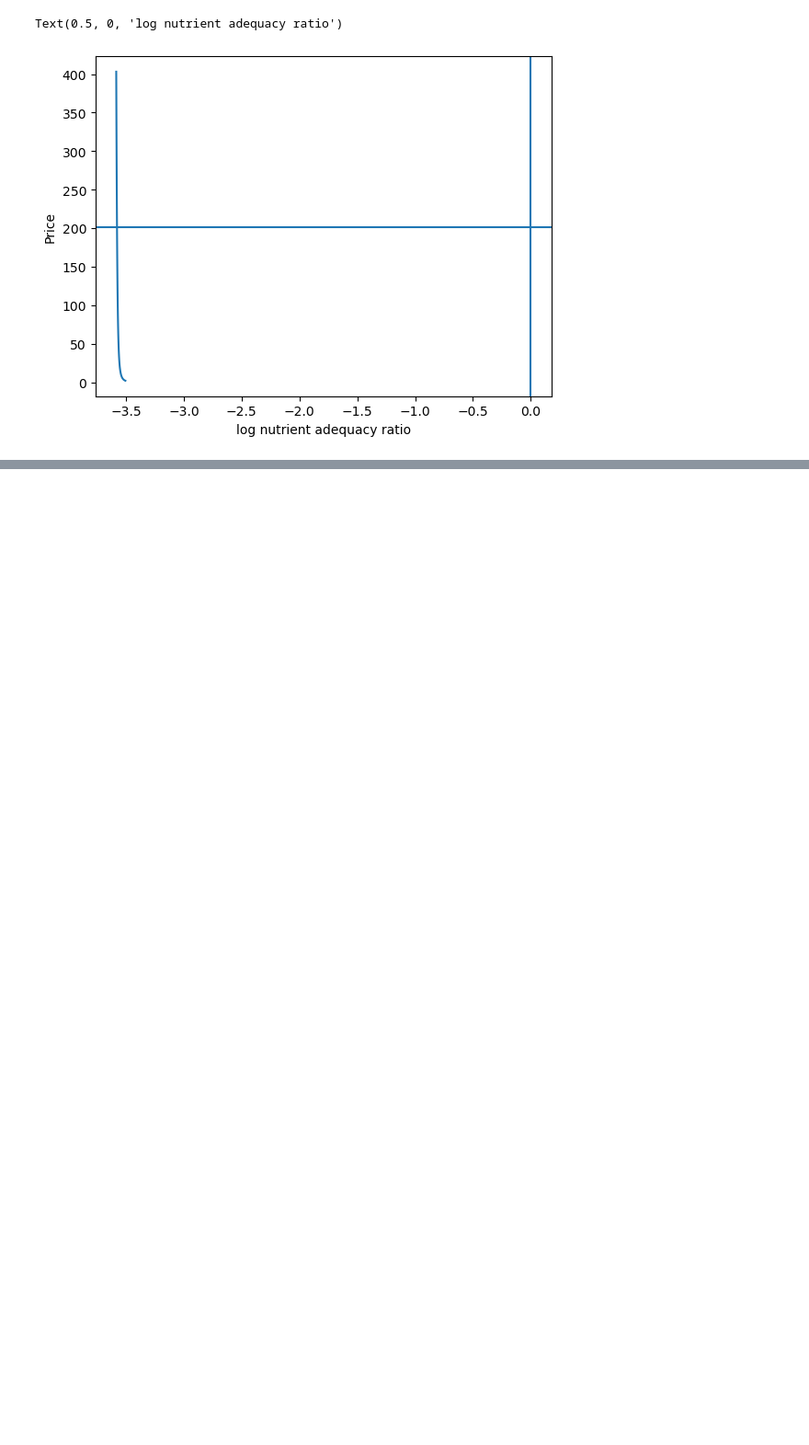
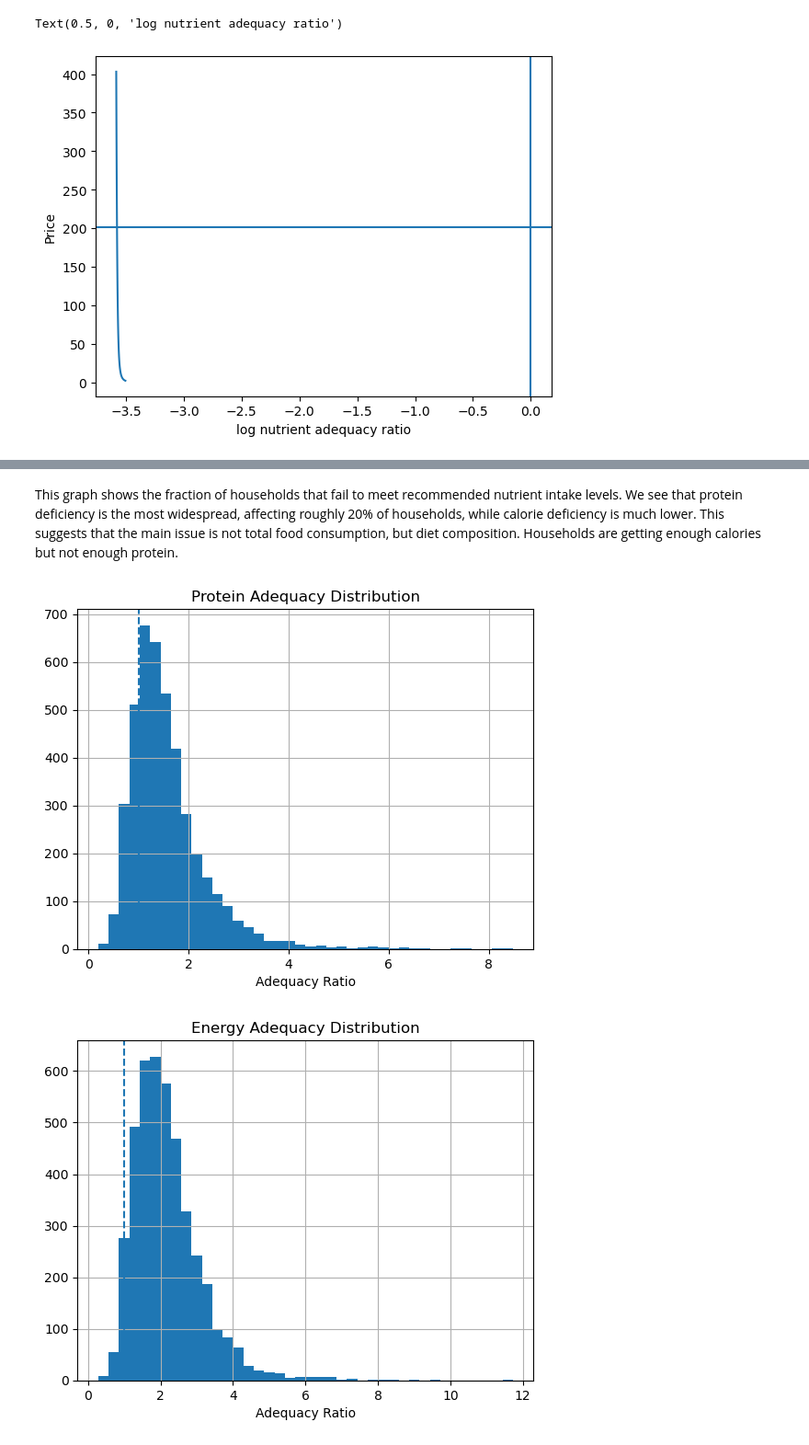
Before and after one commit to marcaina16/EEP-153---Project-4, a Jupyter notebook: notebook/Nutrition_System.ipynb, the cells around one changed output, grey strips where cells are left out. Shown at 92% size. Drawn from its saved outputs; the diff is of its cells as text; code cells hidden in the pictures; blank space fills up the shorter version.

```diff
--- a/notebook/Nutrition_System.ipynb
+++ b/notebook/Nutrition_System.ipynb
@@ -399,0 +418,12 @@ Text(0.5, 0, 'log nutrient adequacy ratio')
+# %% [markdown]
+This graph shows the fraction of households that fail to meet recommended nutrient intake levels. We see that protein deficiency is the most widespread, affecting roughly 20% of households, while calorie deficiency is much lower. This suggests that the main issue is not total food consumption, but diet composition. Households are getting enough calories but not enough protein.
+# %%
+for nutrient in ['Protein', 'Energy']:
+    adequacy.loc[nutrient].hist(bins=40)
+    plt.axvline(1, linestyle='--')
+    plt.title(f"{nutrient} Adequacy Distribution")
+    plt.xlabel("Adequacy Ratio")
+    plt.show()
+# %% [output]
+[figure, added]
+[figure, added]
```
Also changed, not shown: parts of 15 cells of this notebook.
